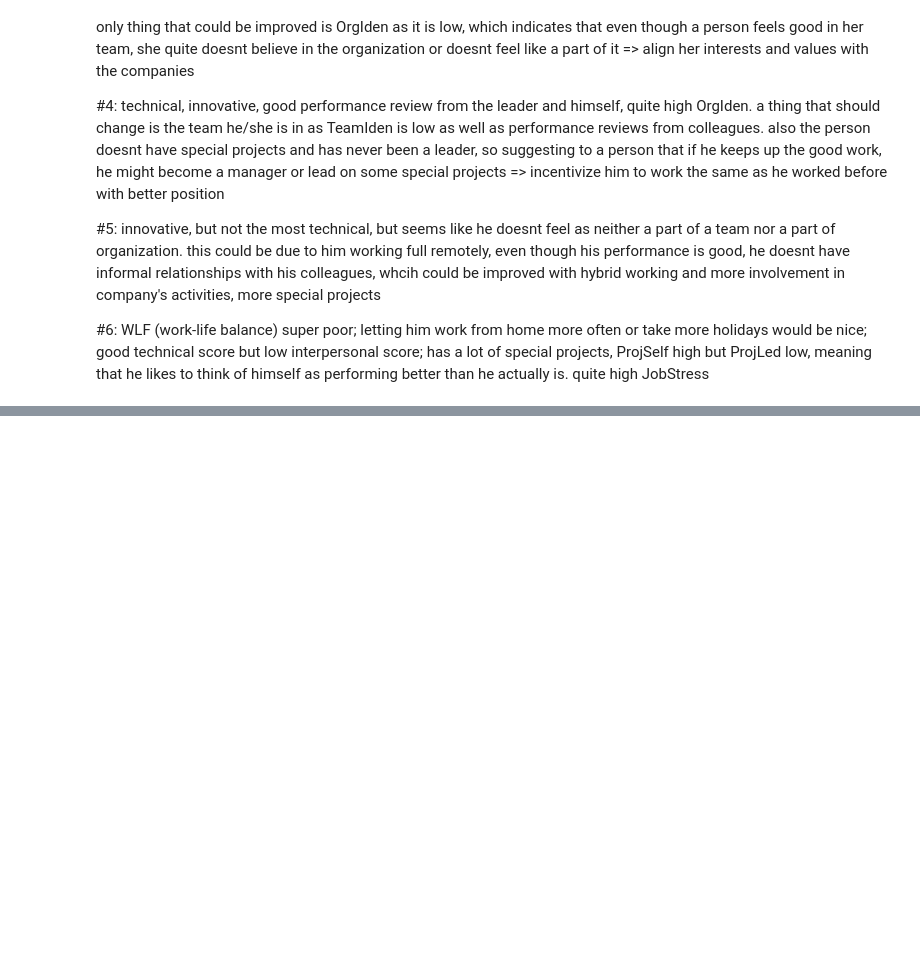
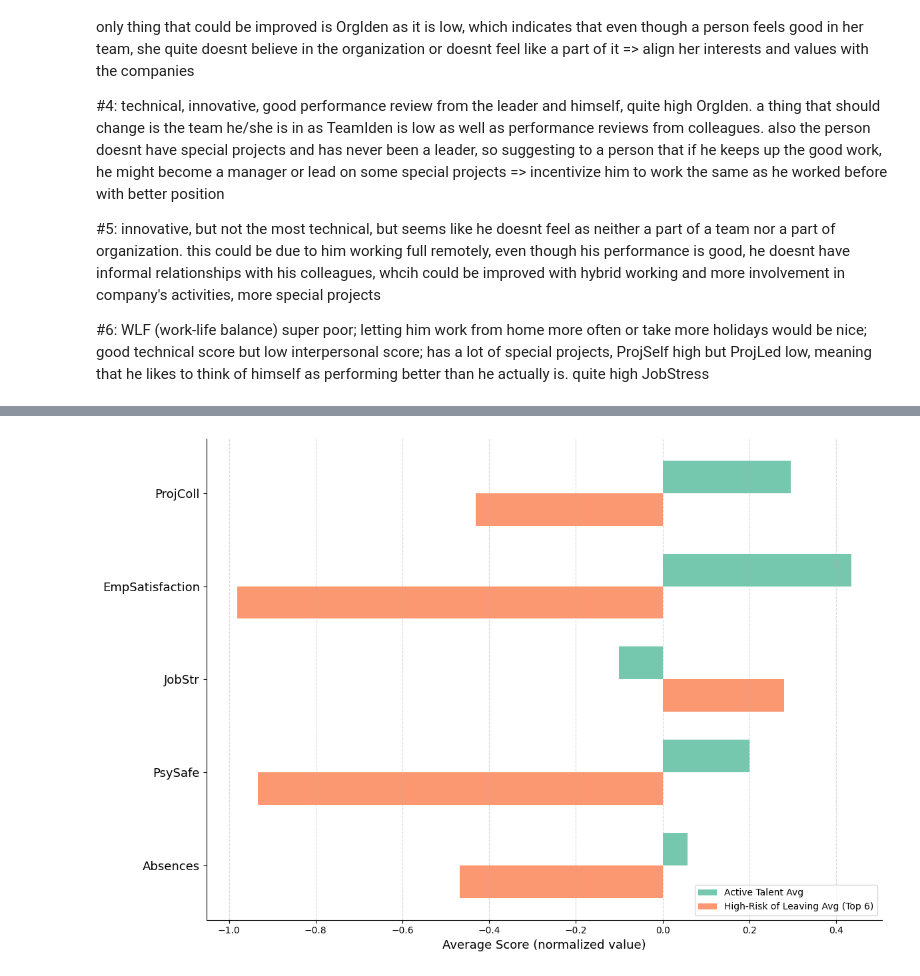
Before and after one commit to DovydasVe/HR_analytics_protecting_talent, a Jupyter notebook: Predictive_model.ipynb, the cells around one changed output, grey strips where cells are left out. Cells and saved outputs as stored; diff of their text form; code cells hidden in the pictures; blank space fills up the shorter version.

Commit message:
new batr chart, comparing average diferences in feature normalized scores of all active talents, compared to the top 6 talents, who are at the highest risk of leaving

```diff
--- a/Predictive_model.ipynb
+++ b/Predictive_model.ipynb
@@ -491,0 +536,40 @@ For all: all have low Psychological Safeness index (all -1.45 z-score, except fo
+# %%
+import matplotlib.pyplot as plt
+import seaborn as sns
+import numpy as np
+
+top_5_diffs = comparison_df.reindex(
+    comparison_df['Perc_Diff_%'].abs().sort_values(ascending=False).index[:5]
+).sort_values(by='Perc_Diff_%')
+
+features_plot = top_5_diffs.index
+steady_vals = top_5_diffs['Steady_Talent_Avg']
+flight_risk_vals = top_5_diffs['Flight_Risk_Avg_Top_6']
+perc_labels = top_5_diffs['Perc_Diff_%']
+
+y_labels = [f"{feat}" for feat in features_plot]
+
+y = np.arange(len(features_plot))
+height = 0.35
+
+fig, ax = plt.subplots(figsize=(12, 8))
+
+ax.barh(y + height/2, steady_vals, height, label='Active Talent Avg', color=palette[0], alpha=0.9)
+ax.barh(y - height/2, flight_risk_vals, height, label='High-Risk of Leaving Avg (Top 6)', color=palette[1], alpha=0.9)
+
+ax.set_yticks(y)
+ax.set_yticklabels(y_labels, fontsize=13)
+ax.set_xlabel('Average Score (normalized value)', fontsize = 13)
+ax.legend(loc='lower right')
+
+for i, p_diff in enumerate(perc_labels):
+    max_x = max(steady_vals.iloc[i], flight_risk_vals.iloc[i])
+    label_color = 'grey'
+
+ax.spines['top'].set_visible(False)
+ax.spines['right'].set_visible(False)
+ax.grid(axis='x', linestyle='--', alpha=0.5)
+plt.tight_layout()
+plt.show()
+# %% [output]
+[figure, added]
```
Also changed, not shown: parts of 3 cells of this notebook.
